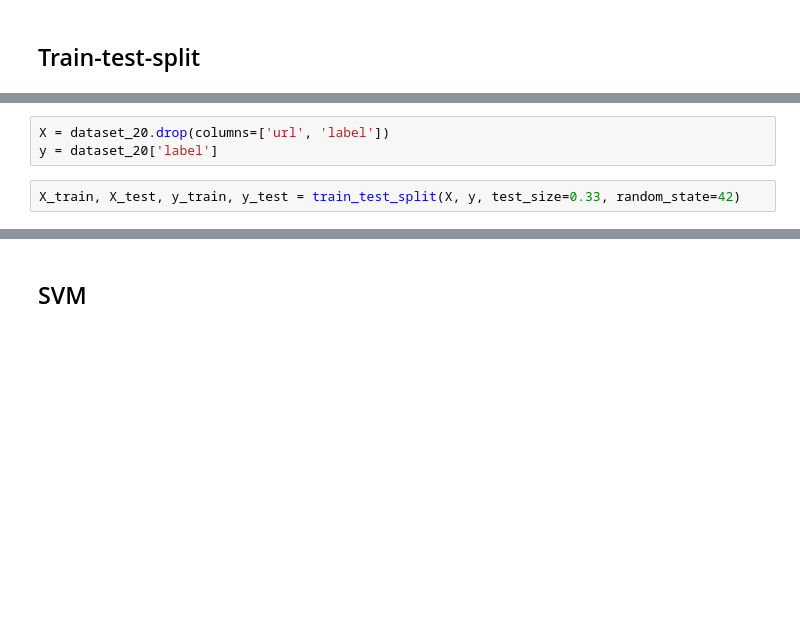
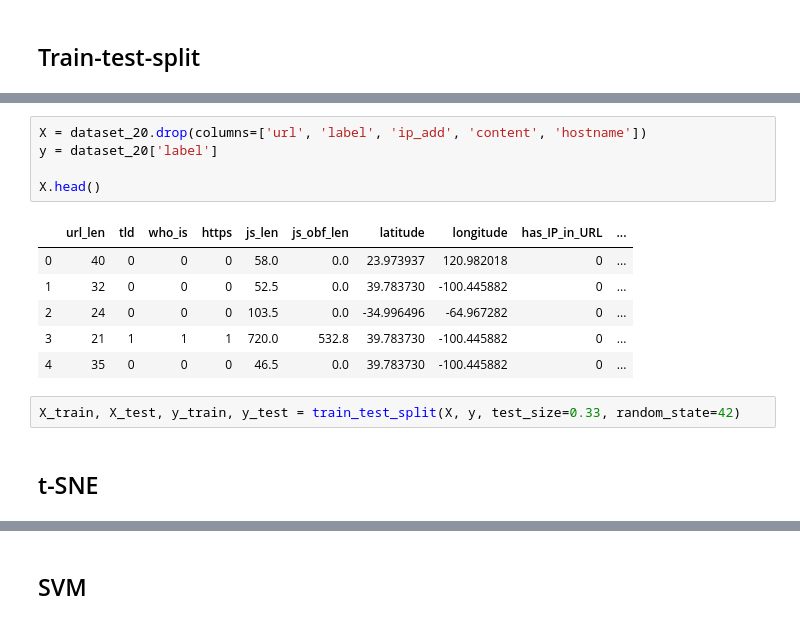
Before and after one commit to AhmadChaiban/Malicious-Website-Feature-Study, a Jupyter notebook: Dataset_20_phase_1_tests.ipynb, the cells around one changed output, grey strips where cells are left out. Saved outputs shown, nothing was run; the diff lists cells and outputs as text; blank space fills up the shorter version.

```diff
--- a/Dataset_20_phase_1_tests.ipynb
+++ b/Dataset_20_phase_1_tests.ipynb
@@ -307,5 +320,16 @@ dataset_20
 # %%
-X = dataset_20.drop(columns=['url', 'label'])
+X = dataset_20.drop(columns=['url', 'label', 'ip_add', 'content', 'hostname'])
 y = dataset_20['label']
+
+X.head()
+# %% [output]
+|  | url_len | tld | who_is | https | js_len | js_obf_len | latitude | longitude | has_IP_in_URL | ... |
+| 0 | 40 | 0 | 0 | 0 | 58.0 | 0.0 | 23.973937 | 120.982018 | 0 | ... |
+| 1 | 32 | 0 | 0 | 0 | 52.5 | 0.0 | 39.783730 | -100.445882 | 0 | ... |
+| 2 | 24 | 0 | 0 | 0 | 103.5 | 0.0 | -34.996496 | -64.967282 | 0 | ... |
+| 3 | 21 | 1 | 1 | 1 | 720.0 | 532.8 | 39.783730 | -100.445882 | 0 | ... |
+| 4 | 35 | 0 | 0 | 0 | 46.5 | 0.0 | 39.783730 | -100.445882 | 0 | ... |
 # %%
 X_train, X_test, y_train, y_test = train_test_split(X, y, test_size=0.33, random_state=42)
+# %% [markdown]
+## t-SNE
```
Also changed, not shown: parts of 22 cells of this notebook.
